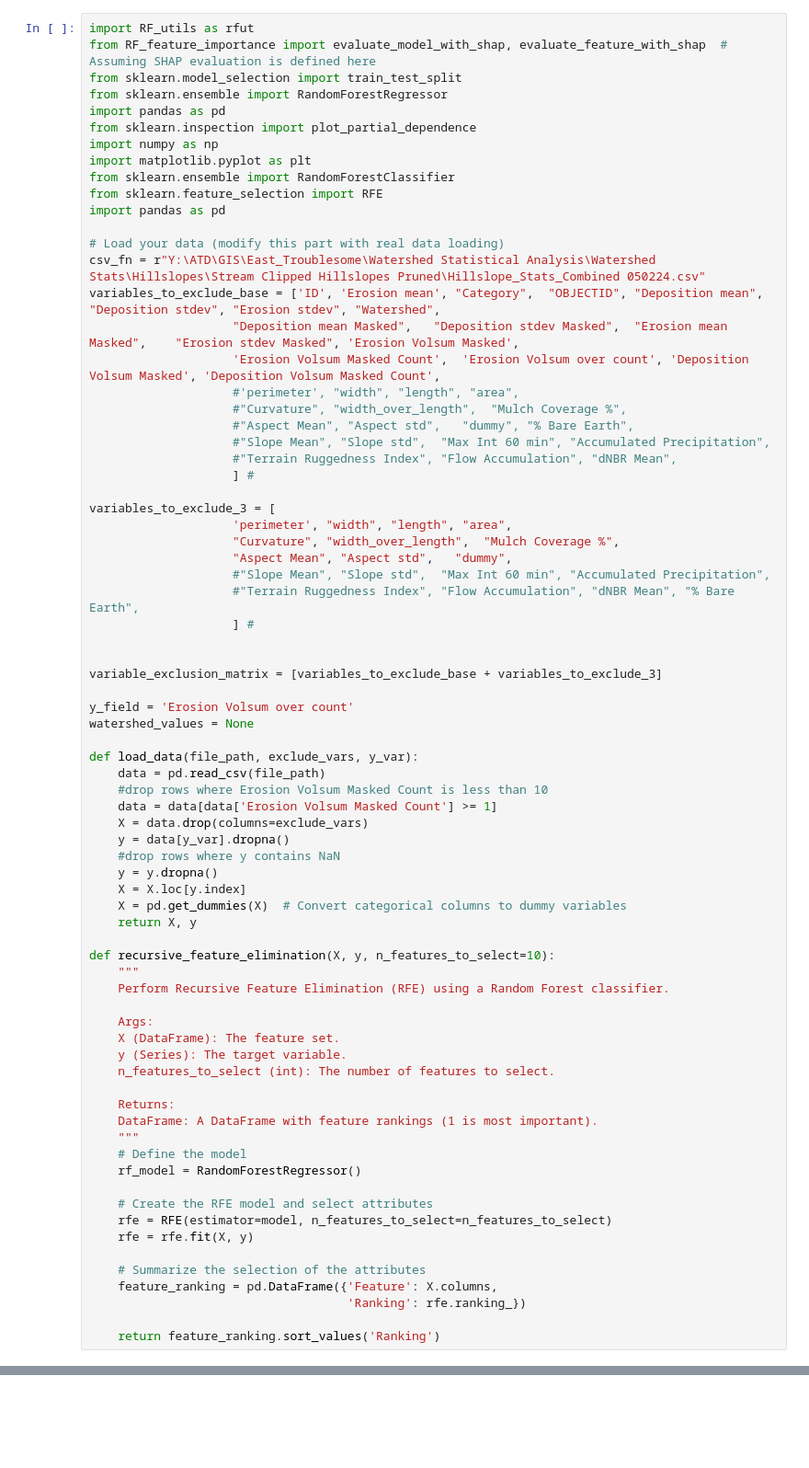
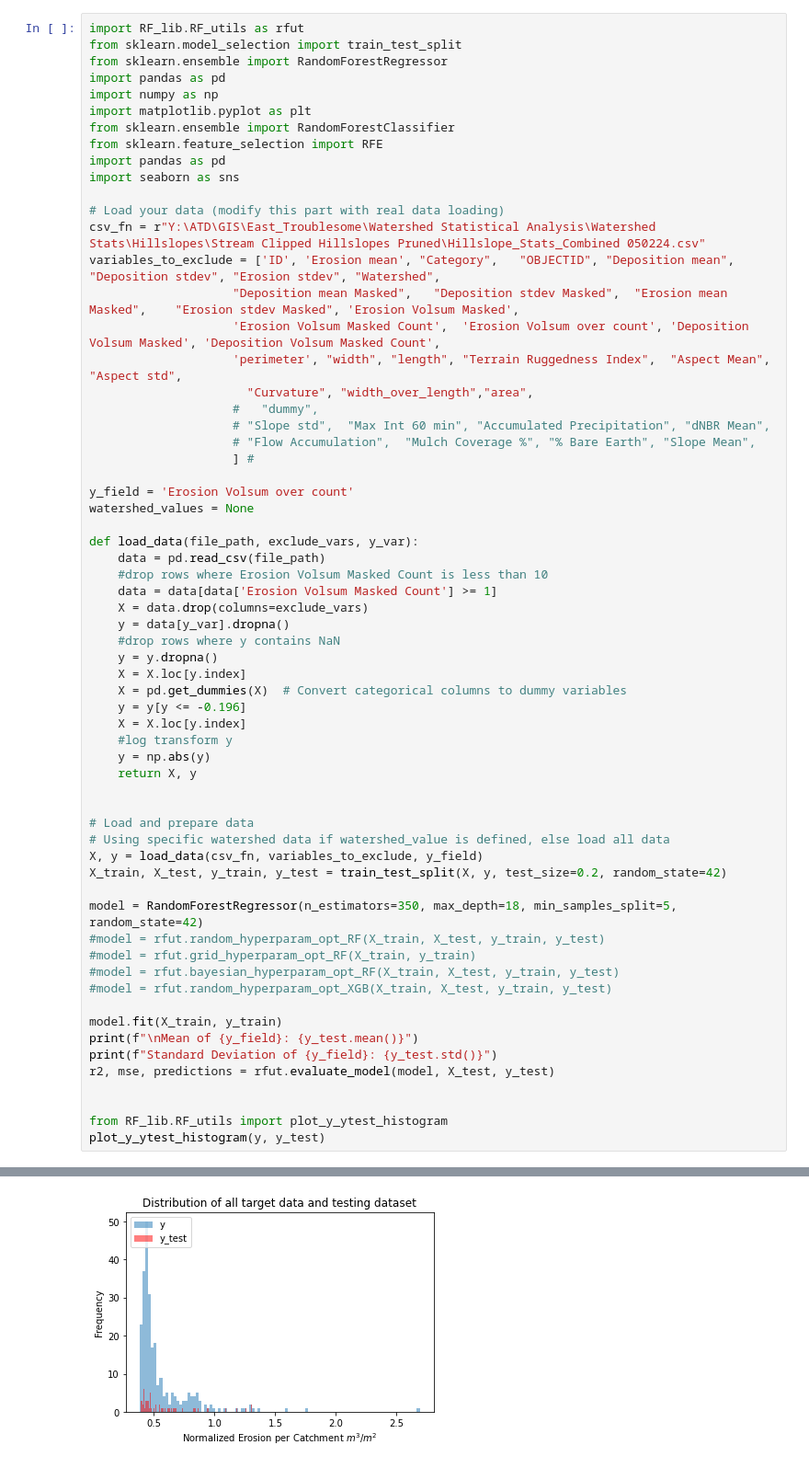
Before and after one commit to atdunwoody/RF_Geomorph_predictor, a Jupyter notebook: RF_driver.ipynb, the cells around one changed output, grey strips where cells are left out. Shown at 92% size. Saved outputs shown, nothing was run; the diff lists cells and outputs as text; blank space fills up the shorter version.

```diff
--- a/RF_driver.ipynb
+++ b/RF_driver.ipynb
@@ -1,38 +1,26 @@
 # %%
-import RF_utils as rfut
-from RF_feature_importance import evaluate_model_with_shap, evaluate_feature_with_shap  # Assuming SHAP evaluation is defined here
+import RF_lib.RF_utils as rfut
 from sklearn.model_selection import train_test_split
 from sklearn.ensemble import RandomForestRegressor
 import pandas as pd
-from sklearn.inspection import plot_partial_dependence
 import numpy as np
 import matplotlib.pyplot as plt
 from sklearn.ensemble import RandomForestClassifier
 from sklearn.feature_selection import RFE
 import pandas as pd
+import seaborn as sns
 
 # Load your data (modify this part with real data loading)
 csv_fn = r"Y:\ATD\GIS\East_Troublesome\Watershed Statistical Analysis\Watershed Stats\Hillslopes\Stream Clipped Hillslopes Pruned\Hillslope_Stats_Combined 050224.csv"
-variables_to_exclude_base = ['ID', 'Erosion mean', "Category",	"OBJECTID", "Deposition mean",	"Deposition stdev",	"Erosion stdev", "Watershed",
+variables_to_exclude = ['ID', 'Erosion mean', "Category",	"OBJECTID", "Deposition mean",	"Deposition stdev",	"Erosion stdev", "Watershed",
                     "Deposition mean Masked",	"Deposition stdev Masked",	"Erosion mean Masked",	"Erosion stdev Masked", 'Erosion Volsum Masked',
                     'Erosion Volsum Masked Count',	'Erosion Volsum over count', 'Deposition Volsum Masked',	'Deposition Volsum Masked Count',
-                    #'perimeter', "width", "length", "area",
-                    #"Curvature", "width_over_length",  "Mulch Coverage %",
-                    #"Aspect Mean", "Aspect std",   "dummy", "% Bare Earth",
-                    #"Slope Mean", "Slope std",  "Max Int 60 min", "Accumulated Precipitation",
-                    #"Terrain Ruggedness Index", "Flow Accumulation", "dNBR Mean",
+                    'perimeter', "width", "length", "Terrain Ruggedness Index",  "Aspect Mean", "Aspect std",
+                      "Curvature", "width_over_length","area",
+                    #   "dummy",
+                    # "Slope std",  "Max Int 60 min", "Accumulated Precipitation", "dNBR Mean",
+                    # "Flow Accumulation",  "Mulch Coverage %", "% Bare Earth", "Slope Mean",
                     ] #
-
-variables_to_exclude_3 = [
-                    'perimeter', "width", "length", "area",
-                    "Curvature", "width_over_length",  "Mulch Coverage %",
-                    "Aspect Mean", "Aspect std",   "dummy",
-                    #"Slope Mean", "Slope std",  "Max Int 60 min", "Accumulated Precipitation",
-                    #"Terrain Ruggedness Index", "Flow Accumulation", "dNBR Mean", "% Bare Earth",
-                    ] #
-
-
-variable_exclusion_matrix = [variables_to_exclude_base + variables_to_exclude_3]
 
 y_field = 'Erosion Volsum over count'
 watershed_values = None
@@ -47,29 +35,30 @@ def load_data(file_path, exclude_vars, y_var):
     y = y.dropna()
     X = X.loc[y.index]
     X = pd.get_dummies(X)  # Convert categorical columns to dummy variables
+    y = y[y <= -0.196]
+    X = X.loc[y.index]
+    #log transform y
+    y = np.abs(y)
     return X, y
 
-def recursive_feature_elimination(X, y, n_features_to_select=10):
-    """
-    Perform Recursive Feature Elimination (RFE) using a Random Forest classifier.
 
-    Args:
-    X (DataFrame): The feature set.
-    y (Series): The target variable.
-    n_features_to_select (int): The number of features to select.
+# Load and prepare data
+# Using specific watershed data if watershed_value is defined, else load all data
+X, y = load_data(csv_fn, variables_to_exclude, y_field)
+X_train, X_test, y_train, y_test = train_test_split(X, y, test_size=0.2, random_state=42)
 
-    Returns:
-    DataFrame: A DataFrame with feature rankings (1 is most important).
-    """
-    # Define the model
-    rf_model = RandomForestRegressor()
+model = RandomForestRegressor(n_estimators=350, max_depth=18, min_samples_split=5, random_state=42)
+#model = rfut.random_hyperparam_opt_RF(X_train, X_test, y_train, y_test)
+#model = rfut.grid_hyperparam_opt_RF(X_train, y_train)
+#model = rfut.bayesian_hyperparam_opt_RF(X_train, X_test, y_train, y_test)
+#model = rfut.random_hyperparam_opt_XGB(X_train, X_test, y_train, y_test)
 
-    # Create the RFE model and select attributes
-    rfe = RFE(estimator=model, n_features_to_select=n_features_to_select)
-    rfe = rfe.fit(X, y)
+model.fit(X_train, y_train)
+print(f"\nMean of {y_field}: {y_test.mean()}")
+print(f"Standard Deviation of {y_field}: {y_test.std()}")
+r2, mse, predictions = rfut.evaluate_model(model, X_test, y_test)
 
-    # Summarize the selection of the attributes
-    feature_ranking = pd.DataFrame({'Feature': X.columns,
-                                    'Ranking': rfe.ranking_})
 
-    return feature_ranking.sort_values('Ranking')
+from RF_lib.RF_utils import plot_y_ytest_histogram
+plot_y_ytest_histogram(y, y_test)
+# %% [output]
@@ -75,0 +70 @@ def recursive_feature_elimination(X, y, n_features_to_select=10):
+[figure, added]
```
Also changed, not shown: parts of 12 cells of this notebook, 21 other files.
